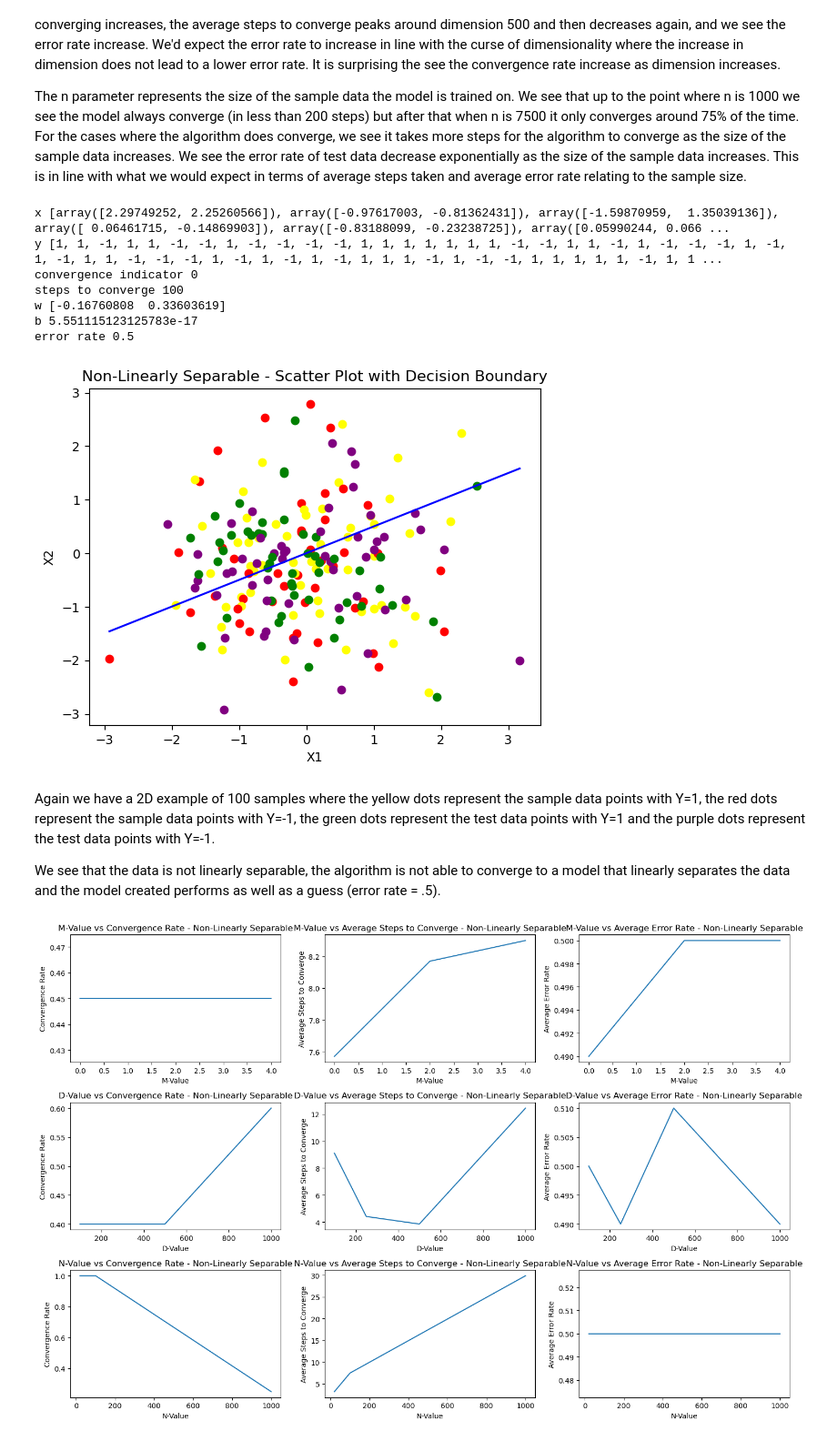
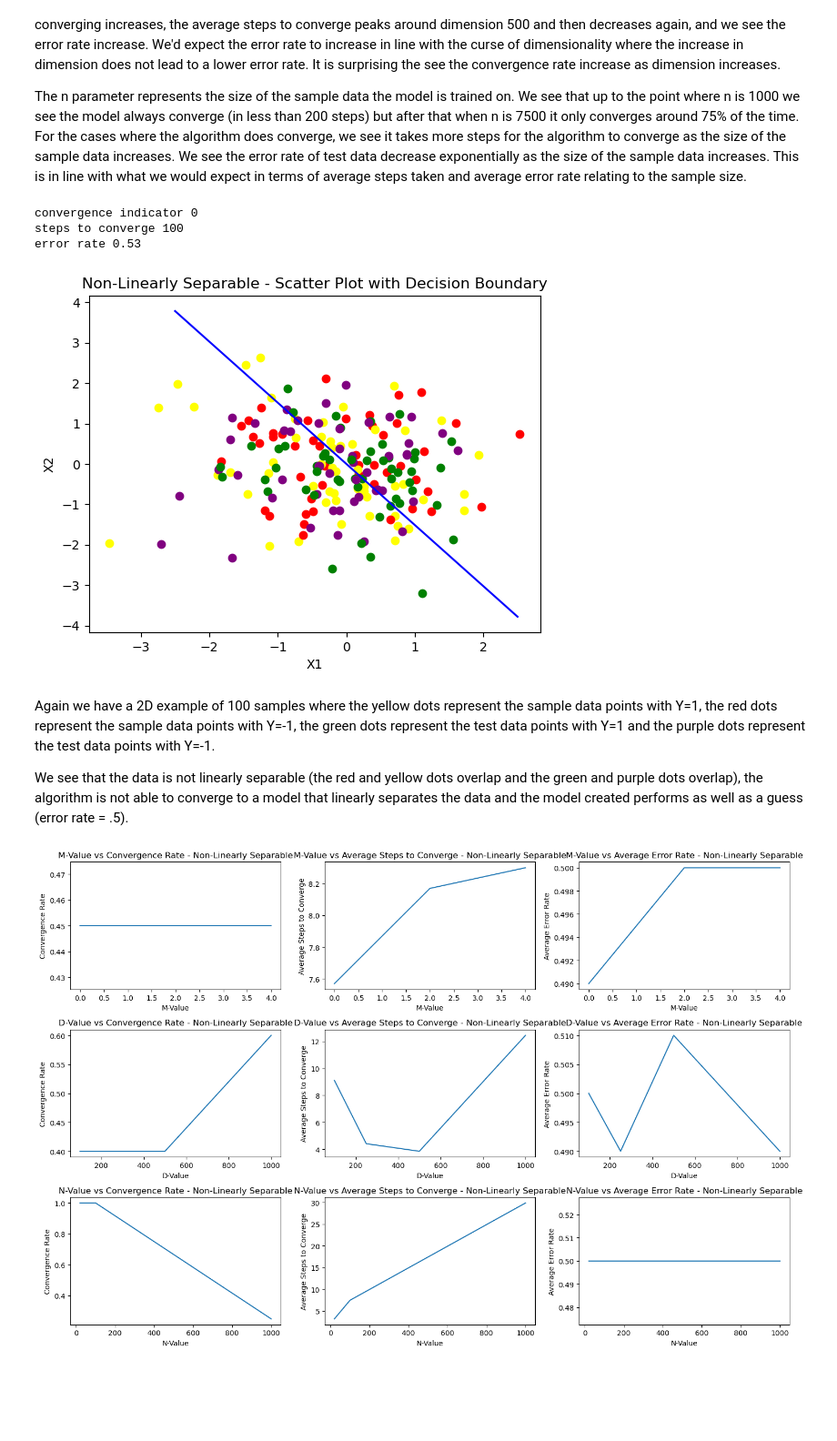
Before and after one commit to claricemottet/GaborML_problem10, a Jupyter notebook: GaborML_problem10_CM.ipynb, the cells around one changed output. Shown at 91% size. Drawn from its saved outputs; the diff is of its cells as text; code cells hidden in the pictures; blank space fills up the shorter version.

```diff
--- a/GaborML_problem10_CM.ipynb
+++ b/GaborML_problem10_CM.ipynb
@@ -301,8 +301,8 @@ d = 2
 n = 100
 
 x, y = generate_nls_data(m, d, n)
-print("x",x)
-print("y",y)
+# print("x",x)
+# print("y",y)
 
 learning_rate = .1
 max_epochs = 100
@@ -312,53 +312,50 @@ w, b, update_log, steps_to_converge, convergence_ind = perceptron_algorithm(x, y
 print("convergence indicator",convergence_ind)
 print("steps to converge",steps_to_converge)
 
-print("w",w)
-print("b",b)
+# print("w",w)
+# print("b",b)
 
 x_test, y_test = generate_nls_data(m, d, n)
 
 error_count, error_rate = perceptron_algorithm_accuracy(x_test, y_test, w, b)
 
 print("error rate", error_rate)
 
 # Scatter plot
 for xi, yi in zip(x, y):
     if yi == 1:
         plt.scatter(xi[0], xi[1], color='yellow')
     else:
         plt.scatter(xi[0], xi[1], color='red')
 #test data
 for xi, yi in zip(x_test, y_test):
     if yi == 1:
         plt.scatter(xi[0], xi[1], color='green')
     else:
         plt.scatter(xi[0], xi[1], color='purple')
 
 # To plot the line, we need two points that satisfy the equation. Let's choose two x values:
-x_values_train = np.array([min(x, key=lambda v: v[0])[0], max(x, key=lambda v: v[0])[0]])
-x_values_test = np.array([min(x_test, key=lambda v: v[0])[0], max(x_test, key=lambda v: v[0])[0]])
-x_values = np.array([min(x_values_train[0],x_values_test[0]), max(x_values_train[1],x_values_test[1])])
+# x_values_train = np.array([min(x, key=lambda v: v[0])[0], max(x, key=lambda v: v[0])[0]])
+# x_values_test = np.array([min(x_test, key=lambda v: v[0])[0], max(x_test, key=lambda v: v[0])[0]])
+# x_values = np.array([min(x_values_train[0],x_values_test[0]), max(x_values_train[1],x_values_test[1])])
+x_values = np.array([-2.5,2.5])
 # Calculate corresponding y values
 y_values = (-b - w[0]*x_values) / w[1]
 
 plt.plot(x_values, y_values, color='blue')  # Plotting the line
 plt.xlabel('X1')
 plt.ylabel('X2')
 plt.title('Non-Linearly Separable - Scatter Plot with Decision Boundary')
 plt.show()
 # %% [output]
-x [array([2.29749252, 2.25260566]), array([-0.97617003, -0.81362431]), array([-1.59870959,  1.35039136]), array([ 0.06461715, -0.14869903]), array([-0.83188099, -0.23238725]), array([0.05990244, 0.066 ...
-y [1, 1, -1, 1, 1, -1, -1, 1, -1, -1, -1, -1, 1, 1, 1, 1, 1, 1, 1, -1, -1, 1, 1, -1, 1, -1, -1, -1, 1, -1, 1, -1, 1, 1, -1, -1, -1, 1, -1, 1, -1, 1, -1, 1, 1, 1, -1, 1, -1, -1, 1, 1, 1, 1, 1, -1, 1, 1 ...
 convergence indicator 0
 steps to converge 100
-w [-0.16760808  0.33603619]
-b 5.551115123125783e-17
-error rate 0.5
+error rate 0.53
-[figure, old version]
+[figure, new version]
 # %% [markdown]
 Again we have a 2D example of 100 samples where the yellow dots represent the sample data points with Y=1, the red dots represent the sample data points with Y=-1, the green dots represent the test data points with Y=1 and the purple dots represent the test data points with Y=-1.
 
-We see that the data is not linearly separable, the algorithm is not able to converge to a model that linearly separates the data and the model created performs as well as a guess (error rate = .5).
+We see that the data is not linearly separable (the red and yellow dots overlap and the green and purple dots overlap), the algorithm is not able to converge to a model that linearly separates the data and the model created performs as well as a guess (error rate = .5).
 # %%
 #Plot the Non-Linearly Separable Results
 
```
Also changed, not shown: parts of 2 cells of this notebook, 1 other file.
